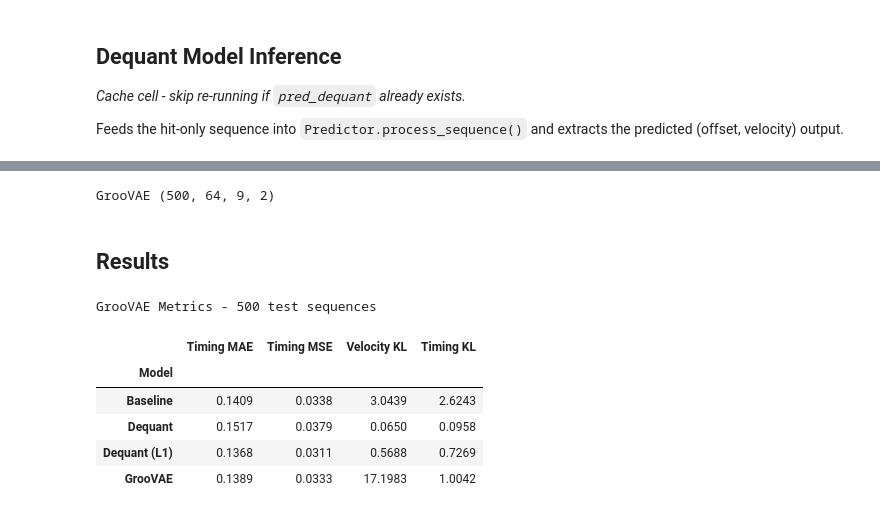
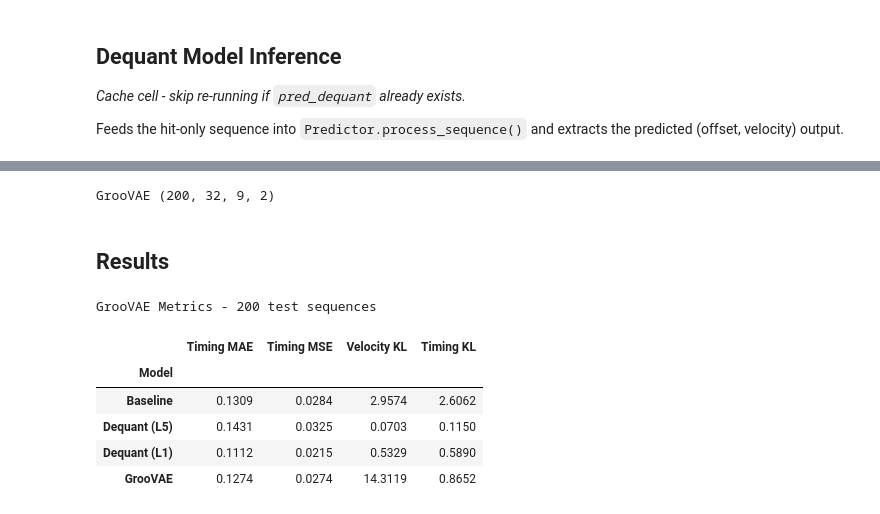
Before and after one commit to amonbenson/dequant, a Jupyter notebook: notebooks/compute_quantitative_metrics.ipynb, the cells around one changed output, grey strips where cells are left out. Drawn from its saved outputs; the diff is of its cells as text; code cells hidden in the pictures.

```diff
--- a/notebooks/compute_quantitative_metrics.ipynb
+++ b/notebooks/compute_quantitative_metrics.ipynb
@@ -35,28 +37,27 @@ from src.config import CONFIG
 from src.data.converters.hov_converter import HOVConverter, HOVConverterConfig
 from src.inference.predictor import Predictor, PredictorConfig
 
-# Magenta requires its own .venv-magenta environment with Python3.7
-# run in terminal: sudo apt install gsutil python3.7 python3.7-venv python3.7-dev libjack-jackd2-dev
-!python3.7 -m venv .venv-magenta
-!.venv-magenta/bin/python -m pip install --upgrade pip setuptools wheel
-!.venv-magenta/bin/python -m pip install numpy==1.21.6 torch
-!.venv-magenta/bin/python -m pip install note-seq magenta
-MAGENTA_PYTHON = ".venv-magenta/bin/python"
-MAGENTA_SCRIPT = "magenta_groovae_infer.py"
+MAGENTA_VENV = ROOT / ".venv-magenta"
+MAGENTA_PYTHON = MAGENTA_VENV / "bin/python"
+MAGENTA_SCRIPT = ROOT / "notebooks/magenta_groovae_infer.py"
 
 # Configuration
 CHECKPOINT_PATH = ROOT / ".data/checkpoints/dequant.pt"
 CHECKPOINT_PATH_L1 = ROOT / ".data/checkpoints/dequant_l1.pt"
 TEST_DATA_DIR = ROOT / ".data/dataset/test"
-GROOVAE_CKPT_DIR = ROOT / ".data/groovae_4bar"
+GROOVAE_CKPT_DIR = ROOT / ".data/groovae_2bar_humanize"
 DEVICE = "cuda" if torch.cuda.is_available() else "cpu"
 
-# Evaluation window: 64 steps = 4 bars at 4 steps/beat in 4/4 time.
-# This matches the GrooVAE 4-bar model's input length exactly.
-EVAL_SEQ_LEN = 64
-N_SAMPLES = 500 # non-overlapping test windows to evaluate
+# Evaluation window: 32 steps = 2 bars at 4 steps/beat in 4/4 time.
+# groovae_2bar_humanize operates on 2-bar (32-step) windows and is specifically
+# trained for the humanization task: it preserves the input hit pattern and
+# predicts timing offsets + velocities for each hit.
+# Using groovae_4bar would be wrong here: that model freely changes hit positions,
+# so sampling its output at GT hit positions yields zeros, causing KL to explode.
+EVAL_SEQ_LEN = 32
+N_SAMPLES = 200  # number of test sequences (one per track for diversity)
 TEMPO_BPM = 120
-N_BINS = 32 # histogram bins used by the KL metrics
+N_BINS = 32  # histogram bins for KL metrics
 
 print(f"Device: {DEVICE}")
 print(f"Checkpoint: {CHECKPOINT_PATH}")
@@ -321,9 +372,5 @@ The checkpoint is downloaded automatically to `GROOVAE_CKPT_DIR` on first run.
 # %%
 import base64
-
-# Download the model:
-# !curl -O https://storage.googleapis.com/magentadata/models/music_vae/checkpoints/groovae_4bar.tar
-# !tar -xf groovae_4bar.tar
 
 def run_groovae_external(gt_hov):
     _B, T, I, _3 = gt_hov.shape
@@ -334,21 +381,17 @@ def run_groovae_external(gt_hov):
         max_seq_len=CONFIG.model.max_seq_len,
     ))
 
-    # Encode prettymidi
+    # Build base64-encoded quantised MIDI inputs (offsets zeroed out)
     input_midis: list[str] = []
     for hov in gt_hov:
         quantised = hov.copy()
         quantised[..., 1] = 0.0
 
-        # Convert HOV to to base64-encoded midi file
         midi_obj = converter.hov_to_midi(quantised, tempo_bpm=TEMPO_BPM)
         midi_buf = io.BytesIO()
         midi_obj.write(midi_buf)
-        midi_b64 = base64.b64encode(midi_buf.getvalue()).decode()
+        input_midis.append(base64.b64encode(midi_buf.getvalue()).decode())
 
-        input_midis.append(midi_b64)
-
-    # Invoke magenta with Python 3.7
     payload = {
         "input_midis": input_midis,
         "ckpt_dir": str(GROOVAE_CKPT_DIR),
@@ -362,10 +405,8 @@ def run_groovae_external(gt_hov):
         stderr=subprocess.PIPE,
         text=True,
     )
-
     stdout, stderr = process.communicate(json.dumps(payload))
 
-    # print(stderr)
     if process.returncode != 0:
         raise RuntimeError(f"Magenta failed:\n{stderr}")
 
@@ -374,7 +415,6 @@ def run_groovae_external(gt_hov):
 
     for midi_b64 in output_midis:
         midi_data = base64.b64decode(midi_b64)
-
         try:
             buf = io.BytesIO()
             buf.write(midi_data)
@@ -392,44 +432,45 @@ def run_groovae_external(gt_hov):
 
     return np.stack(predictions).astype(np.float32)
 
+
 pred_groovae = run_groovae_external(gt_hov)
 print(f"GrooVAE {pred_groovae.shape}")
 # %% [output]
-GrooVAE (500, 64, 9, 2)
+GrooVAE (200, 32, 9, 2)
 # %% [markdown]
 ## Results
 # %%
 # Collect all predictions
 model_preds = {
     "Baseline": pred_baseline,
-    "Dequant":  pred_dequant,
+    "Dequant (L5)":  pred_dequant,
 }
 if pred_dequant_l1 is not None:
     model_preds["Dequant (L1)"] = pred_dequant_l1
 if pred_groovae is not None:
     model_preds["GrooVAE"] = pred_groovae
 
 metrics = {name: compute_all_metrics(pred, gt_hov) for name, pred in model_preds.items()}
 
 df = pd.DataFrame(metrics).T
 df.index.name = "Model"
 
 df.style \
     .format("{:.4f}") \
     .set_caption(f"GrooVAE Metrics - {N_SAMPLES} test sequences") \
     .set_table_styles([
         {"selector": "caption", "props": [("font-weight", "bold"), ("font-size", "1.1em"), ("padding-bottom", "6px")]},
         {"selector": "th", "props": [("text-align", "center")]},
         {"selector": "td", "props": [("text-align", "right"), ("padding", "4px 12px")]},
     ])
 # %% [output]
-GrooVAE Metrics - 500 test sequences
+GrooVAE Metrics - 200 test sequences
 |  | Timing MAE | Timing MSE | Velocity KL | Timing KL |
 | Model |  |  |  |  |
-| Baseline | 0.1409 | 0.0338 | 3.0439 | 2.6243 |
-| Dequant | 0.1517 | 0.0379 | 0.0650 | 0.0958 |
-| Dequant (L1) | 0.1368 | 0.0311 | 0.5688 | 0.7269 |
-| GrooVAE | 0.1389 | 0.0333 | 17.1983 | 1.0042 |
+| Baseline | 0.1309 | 0.0284 | 2.9574 | 2.6062 |
+| Dequant (L5) | 0.1431 | 0.0325 | 0.0703 | 0.1150 |
+| Dequant (L1) | 0.1112 | 0.0215 | 0.5329 | 0.5890 |
+| GrooVAE | 0.1274 | 0.0274 | 14.3119 | 0.8652 |
 # %%
 import matplotlib.pyplot as plt
 
```
Also changed, not shown: parts of 8 cells of this notebook, 1 other file.
